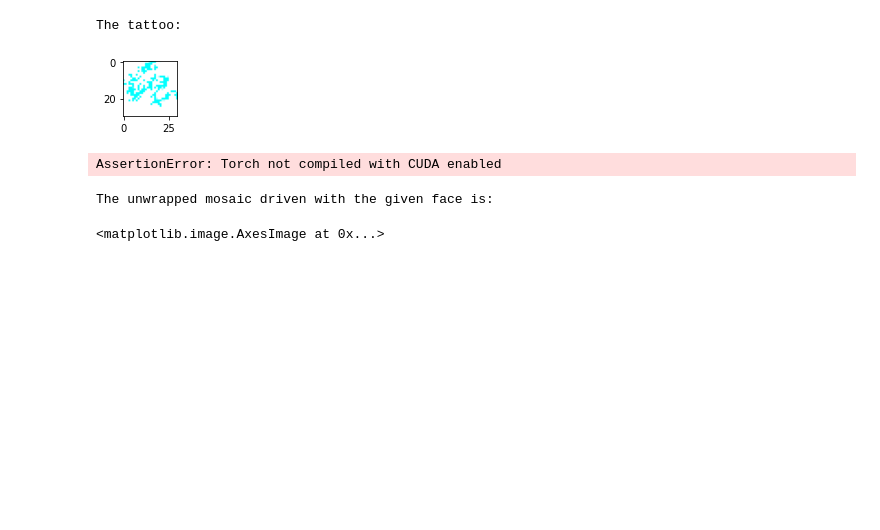
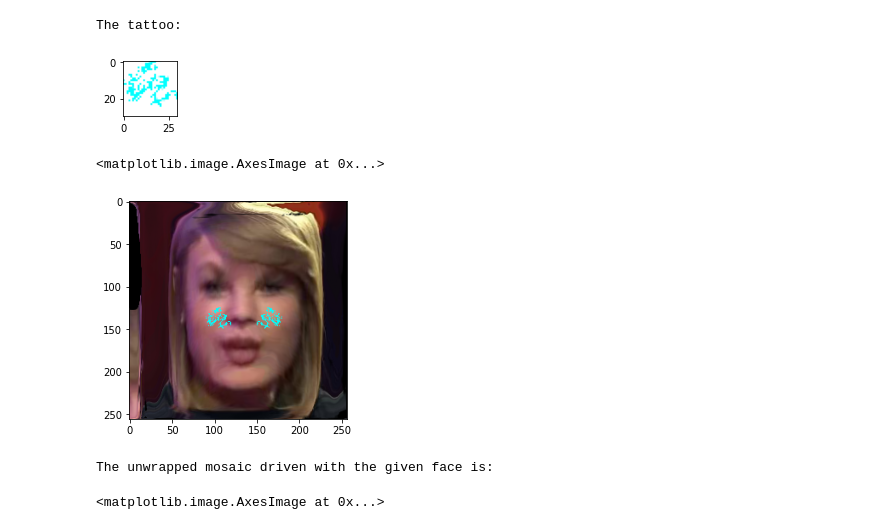
Before and after one commit to logg926/fyp_fast, a Jupyter notebook: X2Face-master/UnwrapMosaic/Face2Face_UnwrapMosaic.ipynb, the cells around one changed output. Saved outputs shown, nothing was run; the diff lists cells and outputs as text; code cells hidden in the pictures; blank space fills up the shorter version.

```diff
--- a/X2Face-master/UnwrapMosaic/Face2Face_UnwrapMosaic.ipynb
+++ b/X2Face-master/UnwrapMosaic/Face2Face_UnwrapMosaic.ipynb
@@ -147,35 +147,37 @@ for img in driver_imgs:
 fig_size = plt.rcParams["figure.figsize"]
 fig_size[0] = 4.
 fig_size[1] = 4.
 plt.rcParams["figure.figsize"] = fig_size
 
 # Get the unwrapped face
 with torch.no_grad():
     sampler = model.pix2pixUnwrapped(*source_images)[0][:,0:2,:,:]
     xs = np.linspace(-1,1,256)
     xs = np.meshgrid(xs, xs)
     xs = np.stack(xs, 2)
     # xs = torch.Tensor(xs).unsqueeze(0).repeat(1, 1,1,1).cuda()
     xs = torch.Tensor(xs).unsqueeze(0).repeat(1, 1,1,1)
     sampler = nn.Tanh()(sampler).permute(0,2,3,1) + Variable(xs)
 
 # Visualise unwrapped face with tattoo
 result = nn.functional.grid_sample(source_images[0],  sampler).squeeze().cpu()
 alpha = alpha.cpu()
 tattoo = tattoo.cpu()
 to_copy = tattoo * alpha.float() + (1 - alpha.float()) * result[:,125:155,90:120].data.cpu()
 # to_copy = Variable(to_copy).cuda()
 to_copy = Variable(to_copy)
 result[:,125:155,90:120] = to_copy
 
 alpha_flipped = alpha_flipped.cpu()
 tattoo_flipped = tattoo_flipped.cpu()
 to_copy = tattoo_flipped * alpha_flipped.float() + (1 - alpha_flipped.float()) * result[:,125:155,150:180].data.cpu()
-to_copy = Variable(to_copy).cuda()
+# to_copy = Variable(to_copy).cuda()
+to_copy = Variable(to_copy)
 result[:,125:155,150:180] = to_copy
 plt.imshow(result.data.squeeze().cpu().permute(1,2,0).numpy())
 # %% [output]
-AssertionError: Torch not compiled with CUDA enabled
+<matplotlib.image.AxesImage at 0x...>
+[figure, added]
 # %%
 # Run the model for each
 with torch.no_grad():
```
Also changed, not shown: parts of 1 cell of this notebook.
